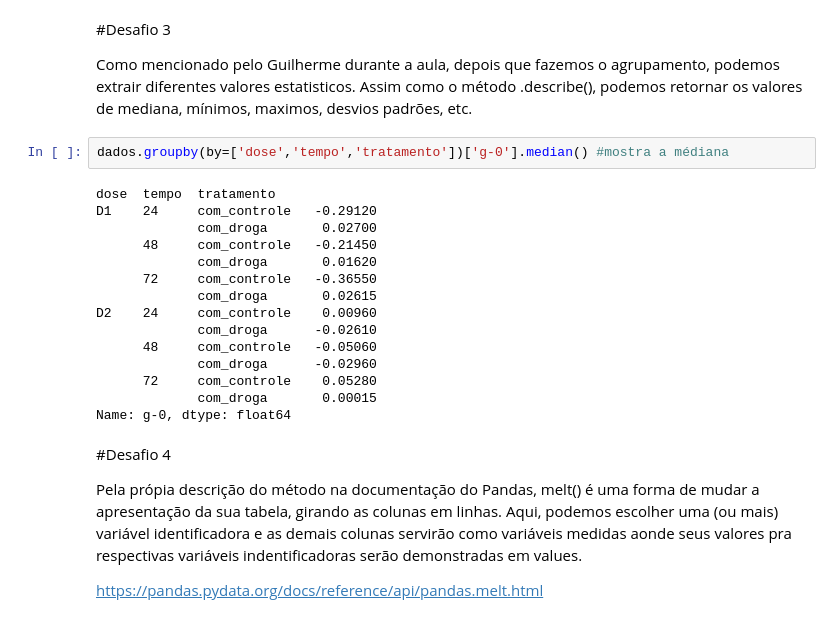
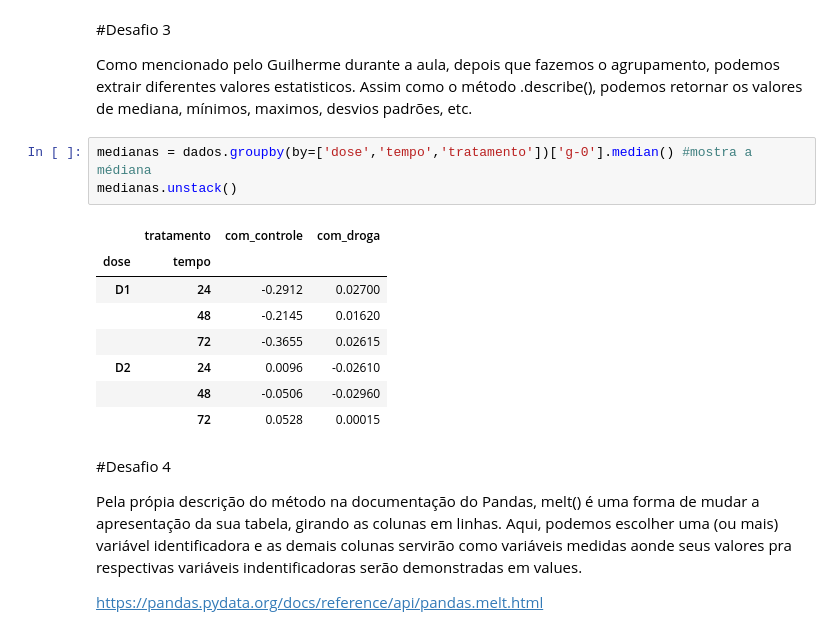
Before and after one commit to gnserafim/ImersaoDados_Alura, a Jupyter notebook: Aula_03_GabrielSerafim.ipynb, the cells around one changed output. Saved outputs shown, nothing was run; the diff lists cells and outputs as text.

```diff
--- a/Aula_03_GabrielSerafim.ipynb
+++ b/Aula_03_GabrielSerafim.ipynb
@@ -685,22 +670,17 @@ pd.crosstab([dados['dose'], dados['tempo']],  dados['tratamento'], normalize='co
 
 Como mencionado pelo Guilherme durante a aula, depois que fazemos o agrupamento, podemos extrair diferentes valores estatisticos. Assim como o método .describe(), podemos retornar os valores de mediana, mínimos, maximos, desvios padrões, etc.
 # %%
-dados.groupby(by=['dose','tempo','tratamento'])['g-0'].median() #mostra a médiana
+medianas = dados.groupby(by=['dose','tempo','tratamento'])['g-0'].median() #mostra a médiana
+medianas.unstack()
 # %% [output]
-dose  tempo  tratamento
-D1    24     com_controle   -0.29120
-             com_droga       0.02700
-      48     com_controle   -0.21450
-             com_droga       0.01620
-      72     com_controle   -0.36550
-             com_droga       0.02615
-D2    24     com_controle    0.00960
-             com_droga      -0.02610
-      48     com_controle   -0.05060
-             com_droga      -0.02960
-      72     com_controle    0.05280
-             com_droga       0.00015
-Name: g-0, dtype: float64
+|  | tratamento | com_controle | com_droga |
+| dose | tempo |  |  |
+| D1 | 24 | -0.2912 | 0.02700 |
+|  | 48 | -0.2145 | 0.01620 |
+|  | 72 | -0.3655 | 0.02615 |
+| D2 | 24 | 0.0096 | -0.02610 |
+|  | 48 | -0.0506 | -0.02960 |
+|  | 72 | 0.0528 | 0.00015 |
 # %% [markdown]
 #Desafio 4
 
```
Also changed, not shown: parts of 3 cells of this notebook.
